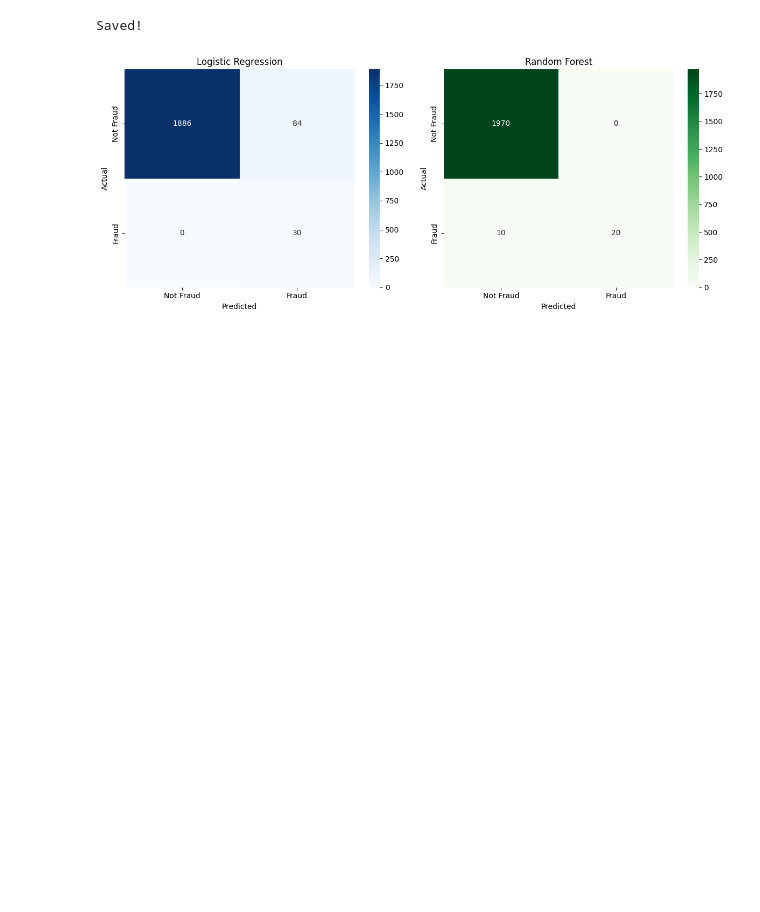
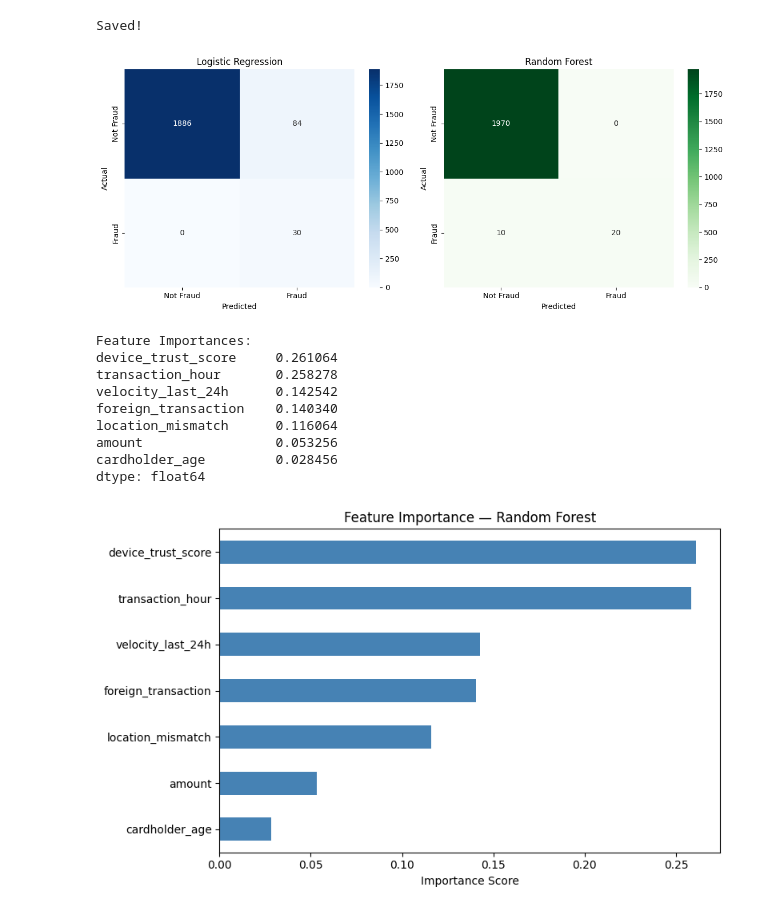
Before and after one commit to dristi2365/fraud-detection-system, a Jupyter notebook: src/model_training.ipynb, the cells around one changed output. Cells and saved outputs as stored; diff of their text form; code cells hidden in the pictures; blank space fills up the shorter version.

Commit message:
Add feature importance analysis

```diff
--- a/src/model_training.ipynb
+++ b/src/model_training.ipynb
@@ -95,3 +95,32 @@ plt.show()
 # %% [output]
 Saved!
 [figure]
+# %%
+import matplotlib.pyplot as plt
+
+# Get feature importances from trained Random Forest model
+importances = pd.Series(rf_model.feature_importances_, index=X_train.columns)
+importances = importances.sort_values(ascending=False)
+
+print("Feature Importances:")
+print(importances)
+
+# Visualize
+importances.plot(kind="barh", figsize=(8, 5), color="steelblue")
+plt.title("Feature Importance — Random Forest")
+plt.xlabel("Importance Score")
+plt.gca().invert_yaxis()  # highest importance at top
+plt.tight_layout()
+plt.savefig("../output/feature_importance.png", dpi=150)
+plt.show()
+# %% [output]
+Feature Importances:
+device_trust_score     0.261064
+transaction_hour       0.258278
+velocity_last_24h      0.142542
+foreign_transaction    0.140340
+location_mismatch      0.116064
+amount                 0.053256
+cardholder_age         0.028456
+dtype: float64
+[figure, added]
```
Also changed, not shown: 1 other file.
